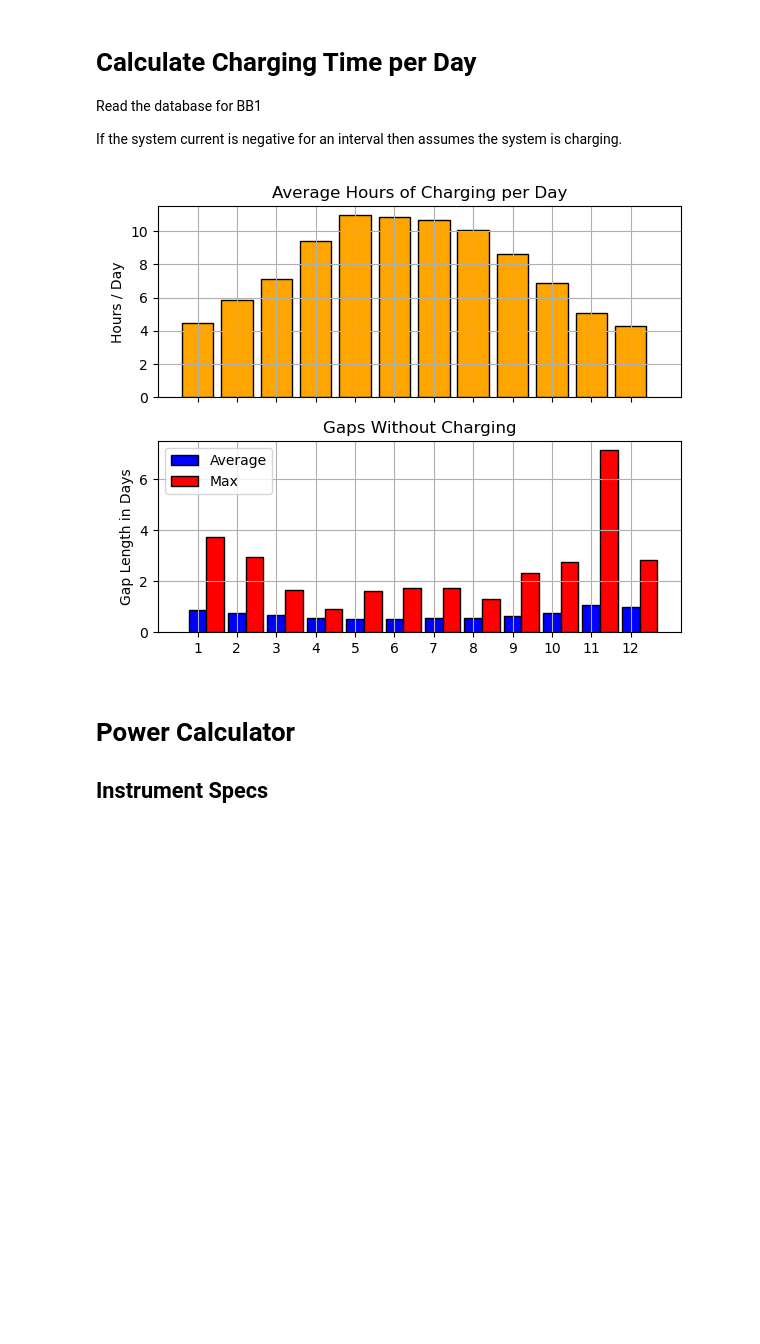
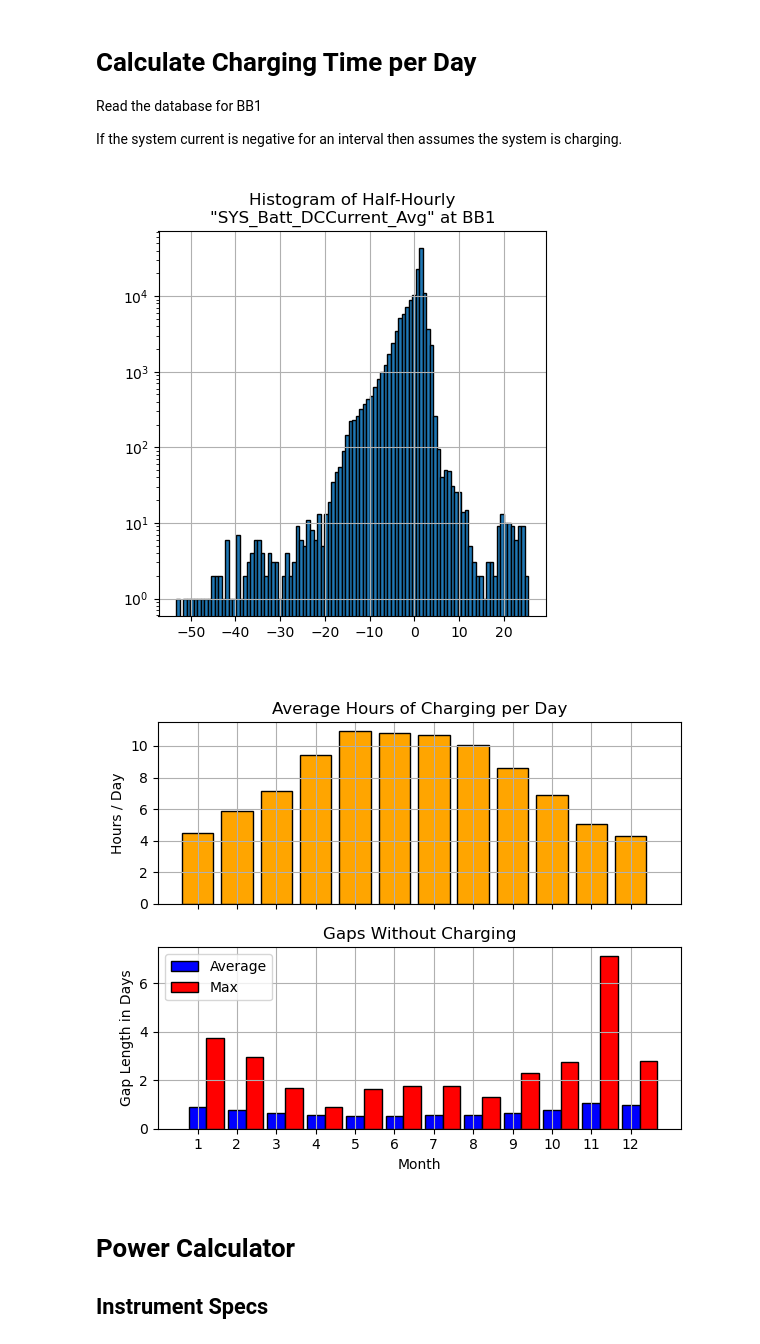
Before and after one commit to ubc-micromet/DataLogger_Programs, a Jupyter notebook: BBS/Power_Calc.ipynb, the cells around one changed output. Drawn from its saved outputs; the diff is of its cells as text; code cells hidden in the pictures; blank space fills up the shorter version.

```diff
--- a/BBS/Power_Calc.ipynb
+++ b/BBS/Power_Calc.ipynb
@@ -35,10 +35,10 @@ for year in range (2015,2023):
 Data['Charging_Hours']=Data[Traces[0]]*0
 Data['Input']=Data[Traces[0]]*0
 
-# fig,ax=plt.subplots(figsize=(5,5))
-# Data[Traces[0]].hist(edgecolor='k',bins=100)
-# ax.set_title('Histogram of Current at BB1')
-# ax.set_yscale('log')
+fig,ax=plt.subplots(figsize=(5,5))
+Data[Traces[0]].hist(edgecolor='k',bins=100)
+ax.set_title('Histogram of Half-Hourly\n"SYS_Batt_DCCurrent_Avg" at BB1')
+ax.set_yscale('log')
 
 # Times when current is negative are periods when system is charging
 Data.loc[Data[Traces[0]]<0,'Charging_Hours']=1
@@ -50,34 +50,35 @@ Data['No_Power'] = y * (y.groupby((y != y.shift()).cumsum()).cumcount() + 1)
 Daily = Data.resample('D').sum()/2
 Daily['No_Power'] = Data.resample('D').max()['No_Power']/2
 
 # Daily max current assumed to be representative of power demands
 Daily['Draw'] = Data.resample('D').max()[Traces[0]]
 
 #Average stats by month
 Monthly = Daily.groupby(Daily.index.month).mean()
 Monthly['Max_No_Power'] = Daily.groupby(Daily.index.month).max()['No_Power']
 
 fig,axes=plt.subplots(2,figsize=(6,5),sharex=True)
 
 ax = axes[0]
 ax.bar(Monthly.index,Monthly['Charging_Hours'],edgecolor='k',color='orange')
 ax.set_ylabel('Hours / Day')
 ax.set_title('Average Hours of Charging per Day')
 ax.grid()
 
 ax = axes[1]
 ax.bar(Monthly.index,Monthly['No_Power']/24,width=.45,edgecolor='k',color='blue',label='Average')
 ax.bar(Monthly.index+.45,Monthly['Max_No_Power']/24,width=.45,edgecolor='k',color='Red',label='Max')
 ax.legend()
 ax.set_ylabel('Gap Length in Days')
 ax.set_title('Gaps Without Charging')
 ax.set_xlabel('Month')
 ax.grid()
 
 ax.set_xticks(np.arange(1,13))
 plt.tight_layout()
 # %% [output]
-[figure, old version]
+[figure, new version]
+[figure, added]
 # %% [markdown]
 # Power Calculator
 
```
Also changed, not shown: parts of 1 cell of this notebook.
